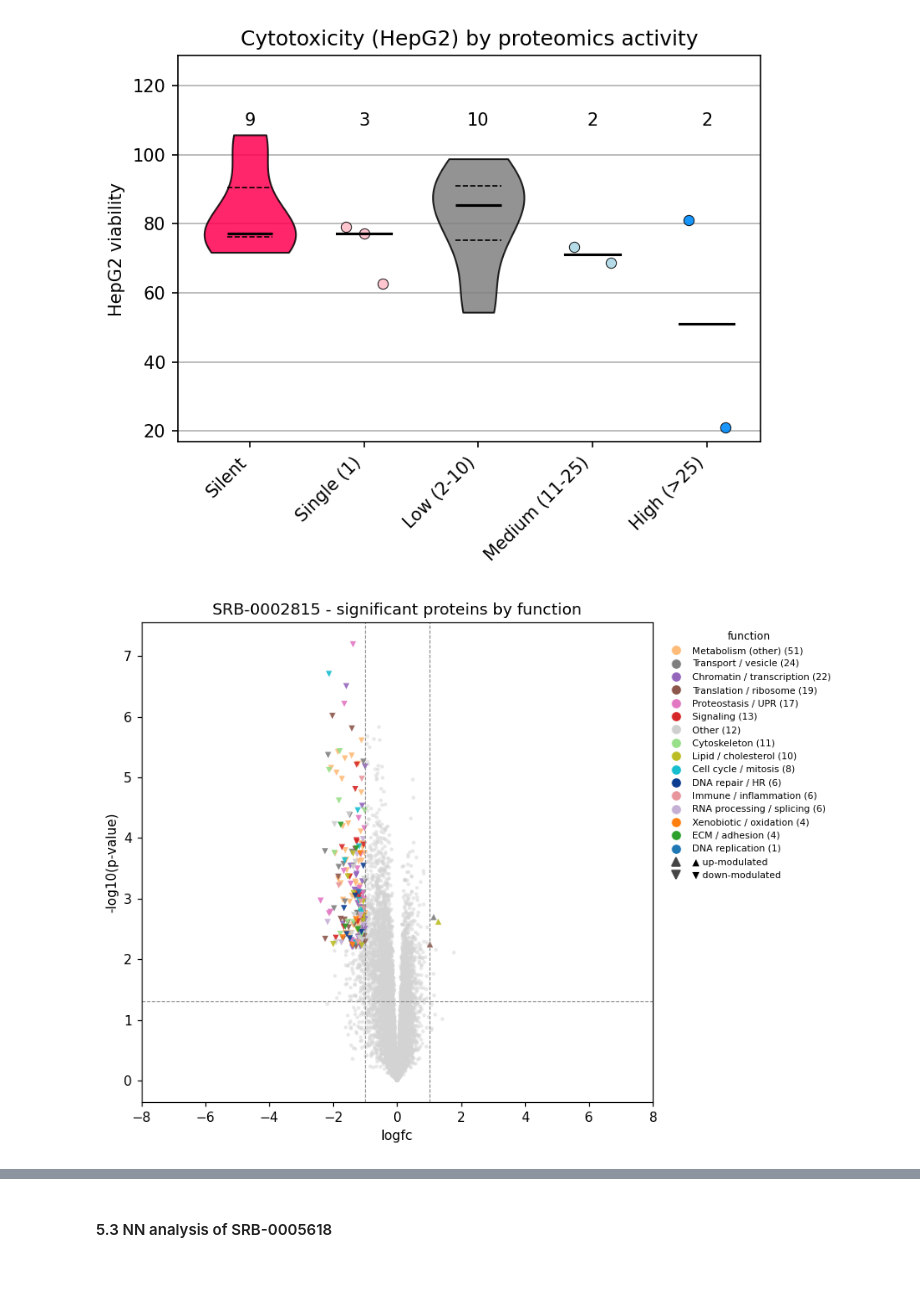
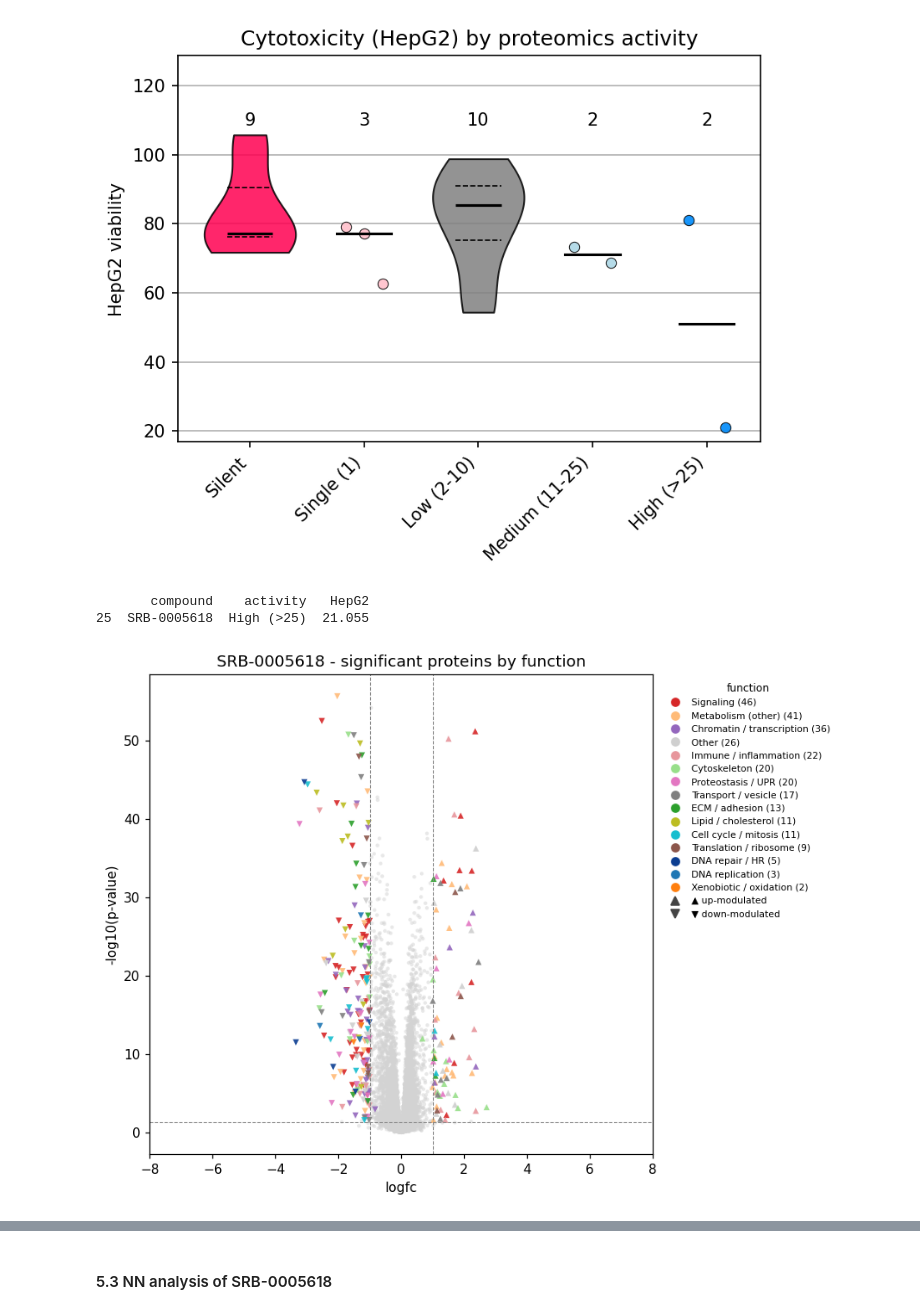
Before and after one commit to gtamo39/MS_ML, a Jupyter notebook: vignettes/MS_TargetML.ipynb, the cells around one changed output, grey strips where cells are left out. Saved outputs shown, nothing was run; the diff lists cells and outputs as text; code cells hidden in the pictures; blank space fills up the shorter version.

```diff
--- a/vignettes/MS_TargetML.ipynb
+++ b/vignettes/MS_TargetML.ipynb
@@ -128,12 +128,17 @@ if DFRAW_OVERWRITE:
     MS20260529['Molecule Name'] = parts[0] + '-' + parts[1]   # 'SRB-0000385'
     MS20260529['batch']    = parts[2]                    # '001'
 
-    ## Making final df_raw
-    df_raw = pd.concat([df_raw_20260429,df_raw_20260520,df_raw_20260529]).reset_index(drop=True)
+    ## Making final df_raw — tag each tranche with its date for the filter below
+    df_raw = pd.concat([
+        df_raw_20260429.assign(date=pd.to_datetime('20260429')),
+        df_raw_20260520.assign(date=pd.to_datetime('20260520')),
+        df_raw_20260529.assign(date=pd.to_datetime('20260529')),
+    ]).reset_index(drop=True)
+    # Per compound: keep the latest batch, then the latest date for repeats
+    df_raw = fn.keep_latest_batch_per_compound(df_raw)
     df_raw[['genes']].drop_duplicates().to_csv('data/MS/Px_genes.csv')
 
     ## check whether all compounds are including in the df_raw:
-
     colskeep = ['Molecule Name','MSData - Proteomics activities: Nr. Down','origin',"MSData - Proteomics activities: Cmpd Activity"]
     MS = pd.concat([MS20260429.assign(origin='MS20260429'),
                     MS20260520.assign(origin='MS20260520'),
@@ -154,0 +160,5 @@ Wall time: 33 s
+# %%
+## local params — controls + contaminants come from config/config.yaml (CONTROLS / CONTAMINANTS)
+control_compounds = list(CONTROLS)                                  # YAML list of control SRB ids
+contaminants      = list(pd.read_csv(CONTAMINANTS)['Molecule Name'])  # contaminant compounds to remove
+print(f'> {len(control_compounds)} control + {len(contaminants):,} contaminant compounds (from config)')
@@ -154,0 +269,16 @@ Wall time: 33 s
+# %%
+## add the two MSs together
+MS = pd.concat([MS, MS_fbx], ignore_index=True)
+
+## keep latest measurement with latest date
+MS = fn.collapse_ms_latest_measurement(MS)
+
+## 2026-06-01 holds a single compound — fold it into the 2026-06-16 tranche
+MS.loc[MS['date'] == pd.Timestamp('2026-06-01'), 'date'] = pd.Timestamp('2026-06-16')
+
+## remove contaminants and controls
+MS = MS[~MS['compound'].isin(control_compounds + contaminants)]
+
+## Ensure the compounds are FBX glues (no PROTACS)
+MS = MS[MS['compound'].isin(serac_df['compound'])]
+MS.shape
@@ -1655,15 +1794,20 @@ cms_no_fbx = list(serac_df[ (serac_df['Px_Ligase_dependent(yes/no)']==0) ]['comp
+# %%
+cms2check = list(sig[sig['compound'].isin(MS['compound'])].sort_values('activity').reset_index(drop=True)['compound'])
 # %%
-cm = 'SRB-0002815' # cms_no_fbx[4] #
+cm = cms2check[1]# 'SRB-0002815' # cms_no_fbx[4] #
+print(sig[sig['compound']==cm] )
 
 ## volcano for this compound — significant proteins coloured by function.
 ## df_raw is per compound x gene x plate; plot_volcano_significant collapses the
 ## plate replicates per gene internally (mean logfc / min p / significant-if-any).
 fig, ax = plt.subplots(figsize=(8, 6), dpi=110)
 agg = fn.plot_volcano_significant(
     df_raw, cm, gene=None, key='compound', sig_col='significant',
     gene_category=gene_category, category_colors=fn.CATEGORY_COLORS,
     xmin=-8, xmax=8, ax=ax,
     title=f'{cm} - significant proteins by function')
 plt.show()
 # %% [output]
+       compound    activity   HepG2
+25  SRB-0005618  High (>25)  21.055
-[figure, old version]
+[figure, new version]
```
Also changed, not shown: parts of 43 cells of this notebook, 5 other files.
